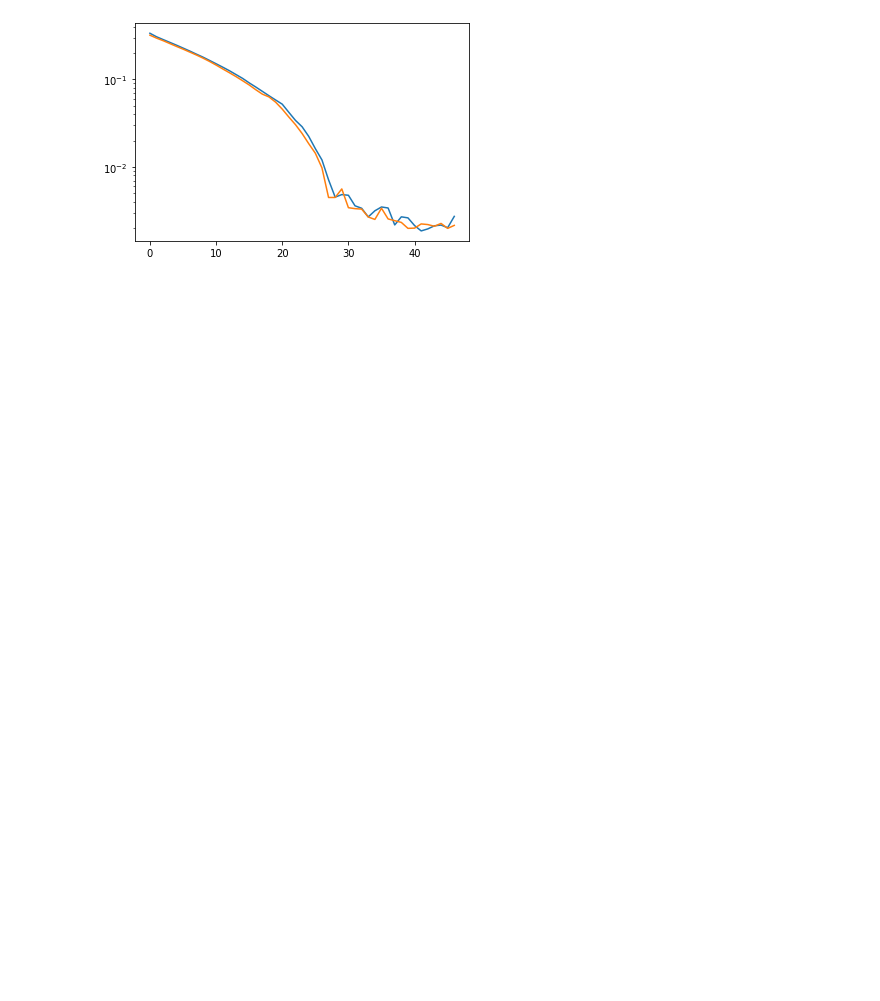
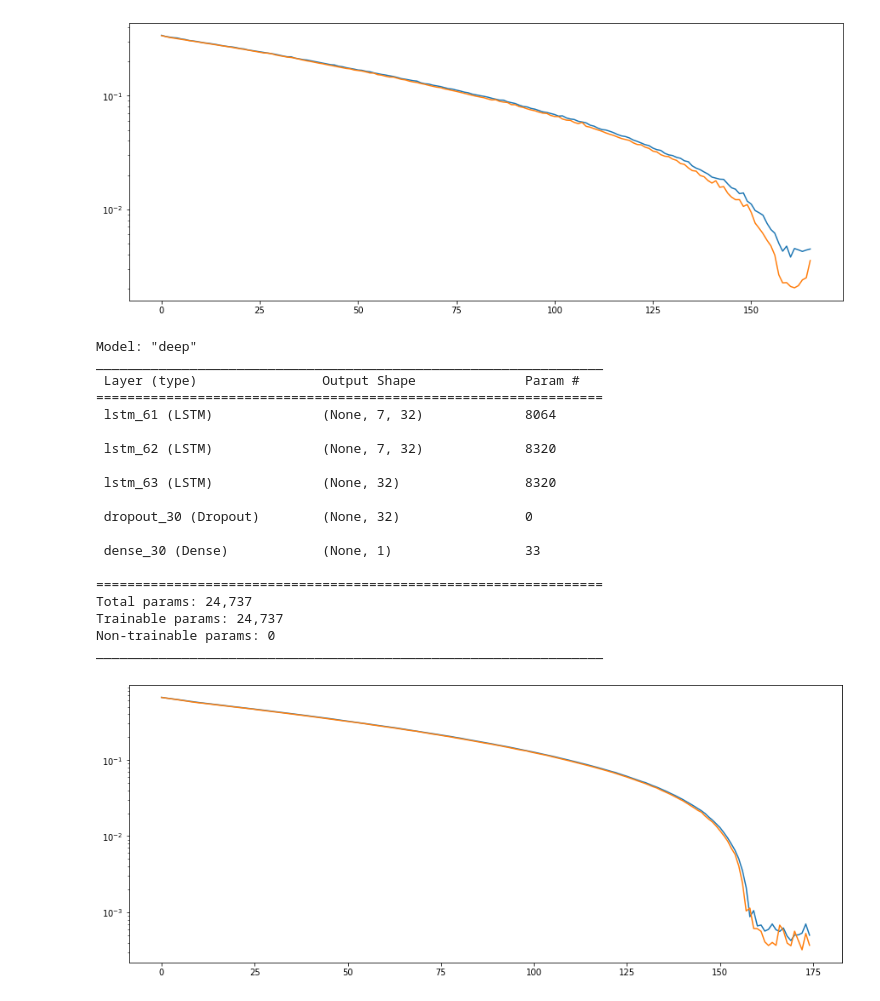
Before and after one commit to MM-Lehmann/Wastewater-modelling-Dresden, a Jupyter notebook: Dresden_Forecast.ipynb, the cells around one changed output. Saved outputs shown, nothing was run; the diff lists cells and outputs as text; code cells hidden in the pictures; blank space fills up the shorter version.

```diff
--- a/Dresden_Forecast.ipynb
+++ b/Dresden_Forecast.ipynb
@@ -40,22 +37,20 @@ px.line(df, title="Input Data")
 # %% [output]
 [interactive output not drawn]
 # %%
+## Config
+k = 7
+exclude_days = 60
 ## Prepare windowed data
 scaler = MinMaxScaler()
-# df_scaled = df.copy().filter(("sum_14tage", "sum_7tage", "rki_14tage", "rki_7tage"))#, "Omikron"))
-df_scaled = df.copy().filter((f"WW_{k}days",)).join(df.filter(regex=f"^rki_{k}\w+"))
-df_scaled = pd.DataFrame(scaler.fit_transform(df_scaled), columns=df_scaled.columns, index=df_scaled.index).join(df.filter(("Alpha", "Delta", "BA.1", "BA.2", "Omicron"))).join(df.filter(regex="(Booster|Doppelt).*"))
-# df_scaled = pd.DataFrame(scaler.fit_transform(df_scaled), columns=df_scaled.columns, index=df_scaled.index).join(df.filter(("Alpha", "Delta", "BA.1", "BA.2"))).join(df.filter(regex="(Booster|Doppelt).*"))
-# df_scaled = pd.DataFrame(scaler.fit_transform(df_scaled), columns=df_scaled.columns, index=df_scaled.index).join(df.filter(("Alpha", "Delta", "Omikron"))).join(df.filter(regex="(Booster|Doppelt).*"))
-# df_scaled = pd.DataFrame(scaler.fit_transform(df_scaled), columns=df_scaled.columns, index=df.index).join(df.drop(df.filter(regex=r"(\w+tage)").columns, axis=1))
+df_scaled = df.copy().filter(regex=f"^rki_{k}\w+|WW_{k}days")
+# df_scaled = pd.DataFrame(scaler.fit_transform(df_scaled), columns=df_scaled.columns, index=df_scaled.index).join(df.filter(("Alpha", "Delta", "BA.1", "BA.2", "Omicron"))).join(df.filter(regex="(Booster|Doppelt).*"))
+df_scaled = pd.DataFrame(scaler.fit_transform(df_scaled), columns=df_scaled.columns, index=df_scaled.index).join(df.filter(regex="^Vaccination|Alpha|Delta|BA.1|BA.2"))
 X = np.array([win.values.transpose() for win in df_scaled.filter(regex=f"^(?!rki_{k}days)").rolling(30) if len(win) == 30][:-1])
 y = np.array([win.values[-1] for win in df_scaled.filter((f"rki_{k}days",)).rolling(31) if len(win) == 31])
-X_train, X_test, y_train, y_test = train_test_split(X[:-30,:,:], y[:-30,:], random_state=1) # exclude last 30 days
-# X_train, X_test, y_train, y_test = train_test_split(X[:-14,:,:], y[:-14,:], random_state=1) # exclude last 14 days
-# X_train, X_test, y_train, y_test = train_test_split(X, y, random_state=1) # exclude nothing
-df_scaled.plot(figsize=(20, 5))
+X_train, X_test, y_train, y_test = train_test_split(X[:-exclude_days,:,:], y[:-exclude_days,:], random_state=1) # exclude last 'exclude_days' days
+df_scaled.plot()
 plt.tight_layout()
-plt.savefig("machine_learning_input.png")
+plt.savefig(f"machine_learning_input_{k}days.png")
 plt.show()
 # px.line(df_scaled)
 # %% [output]
@@ -89,16 +96,23 @@ _________________________________________________________________
 # %%
 # fit network
-callback = keras.callbacks.EarlyStopping(monitor='loss', patience=5)
-history = model.fit(
-    X_train,
-    y_train,
-    epochs=100,
-    batch_size=32,
-    validation_data=(X_test, y_test),
-    # verbose=1,
-    shuffle=False,
-    callbacks=[callback]
-)
-plt.semilogy(pd.DataFrame(history.history))
-plt.show()
+def fit(model):
+    callback = keras.callbacks.EarlyStopping(monitor='loss', patience=5)
+    history = model.fit(
+        X_train,
+        y_train,
+        epochs=200,
+        batch_size=32,
+        validation_data=(X_test, y_test),
+        verbose=0,
+        shuffle=True,
+        callbacks=[callback]
+    )
+    plt.semilogy(pd.DataFrame(history.history))
+    plt.show()
+    return model
+
+model = {}
+for i, func in enumerate((simple_model, deep_model, deeper_model)):
+    model[i] = func(X_train, dropout=0.1, recurrent_dropout=0.2)
+    model[i] = fit(model[i])
 # %% [output]
@@ -122 +134,21 @@ Epoch 47/100
-[figure, old version]
+[figure, new version]
+Model: "deep"
+_________________________________________________________________
+ Layer (type)                Output Shape              Param #
+=================================================================
+ lstm_61 (LSTM)              (None, 7, 32)             8064
+
+ lstm_62 (LSTM)              (None, 7, 32)             8320
+
+ lstm_63 (LSTM)              (None, 32)                8320
+
+ dropout_30 (Dropout)        (None, 32)                0
+
+ dense_30 (Dense)            (None, 1)                 33
+
+=================================================================
+Total params: 24,737
+Trainable params: 24,737
+Non-trainable params: 0
+_________________________________________________________________
+[figure, added]
```
Also changed, not shown: parts of 8 cells of this notebook, 5 other files.
